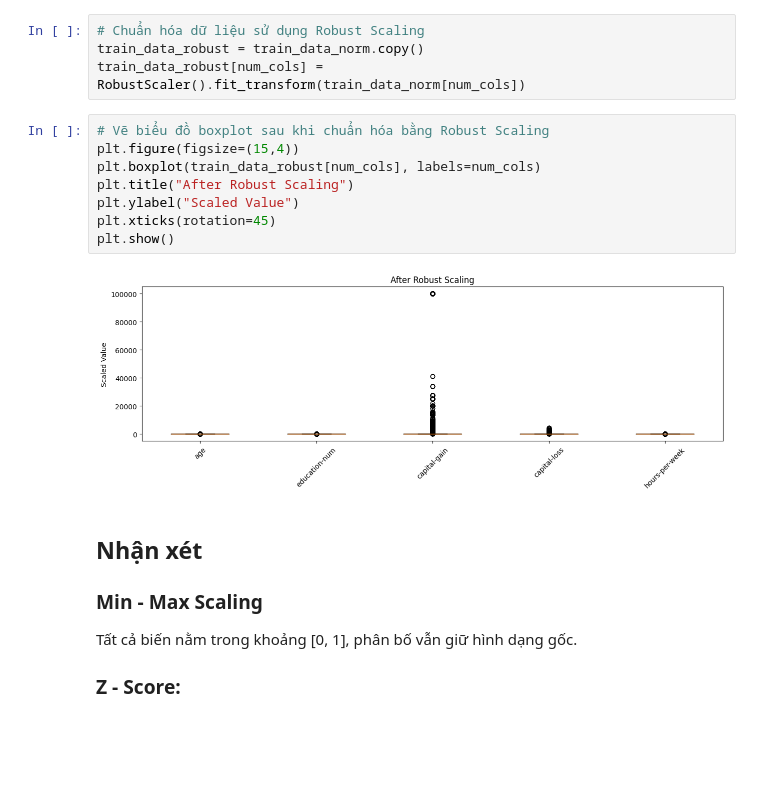
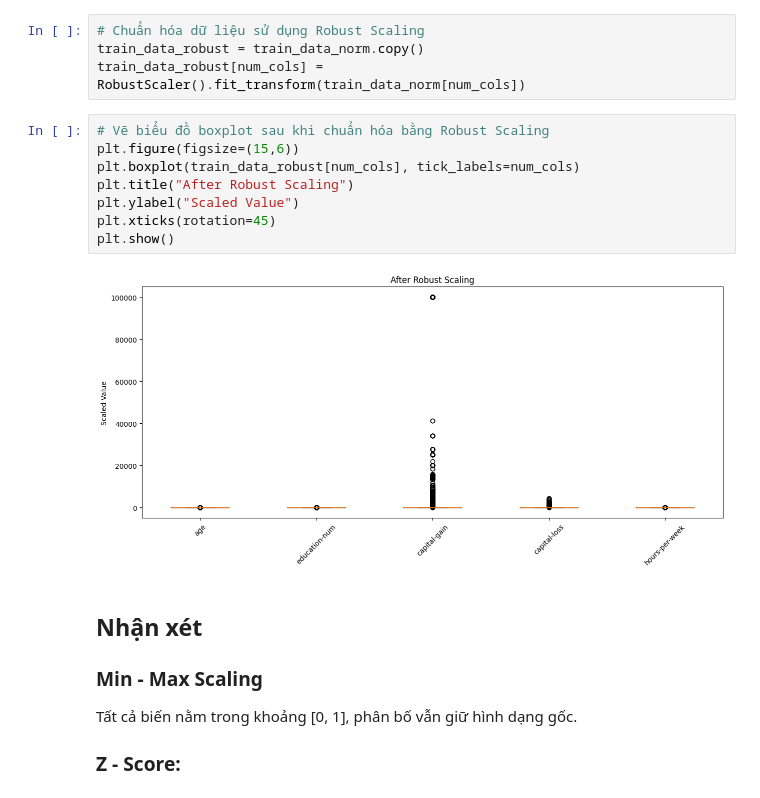
Before and after one commit to thloc1212/DataMiningLab1, a Jupyter notebook: notebooks/02_tabular_preprocessing.ipynb, the cells around one changed output. Drawn from its saved outputs; the diff is of its cells as text; blank space fills up the shorter version.

```diff
--- a/notebooks/02_tabular_preprocessing.ipynb
+++ b/notebooks/02_tabular_preprocessing.ipynb
@@ -368,14 +370,14 @@ train_data_robust = train_data_norm.copy()
 train_data_robust[num_cols] = RobustScaler().fit_transform(train_data_norm[num_cols])
 # %%
 # Vẽ biểu đồ boxplot sau khi chuẩn hóa bằng Robust Scaling
-plt.figure(figsize=(15,4))
-plt.boxplot(train_data_robust[num_cols], labels=num_cols)
+plt.figure(figsize=(15,6))
+plt.boxplot(train_data_robust[num_cols], tick_labels=num_cols)
 plt.title("After Robust Scaling")
 plt.ylabel("Scaled Value")
 plt.xticks(rotation=45)
 plt.show()
 # %% [output]
-[figure, old version]
+[figure, new version]
 # %% [markdown]
 ## Nhận xét
 ### Min - Max Scaling
```
Also changed, not shown: parts of 17 cells of this notebook.
